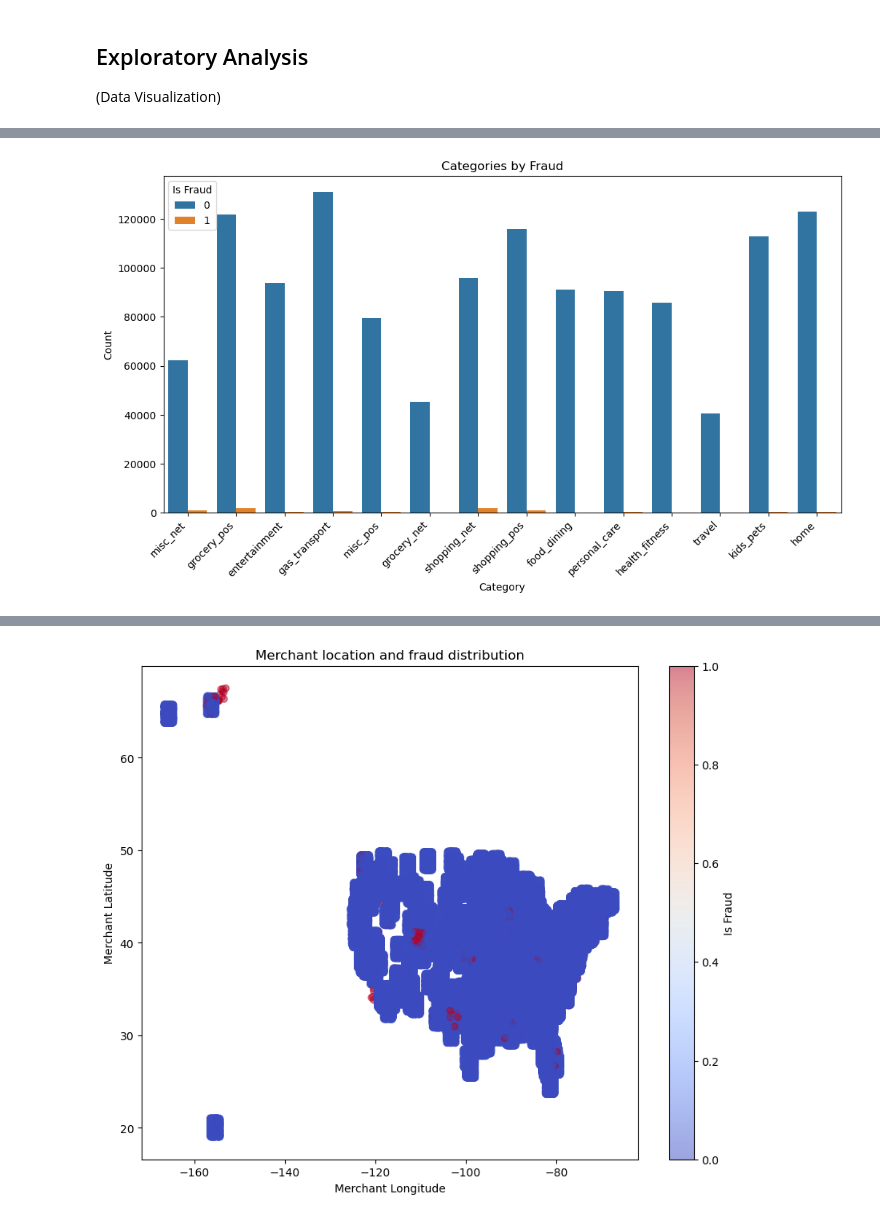
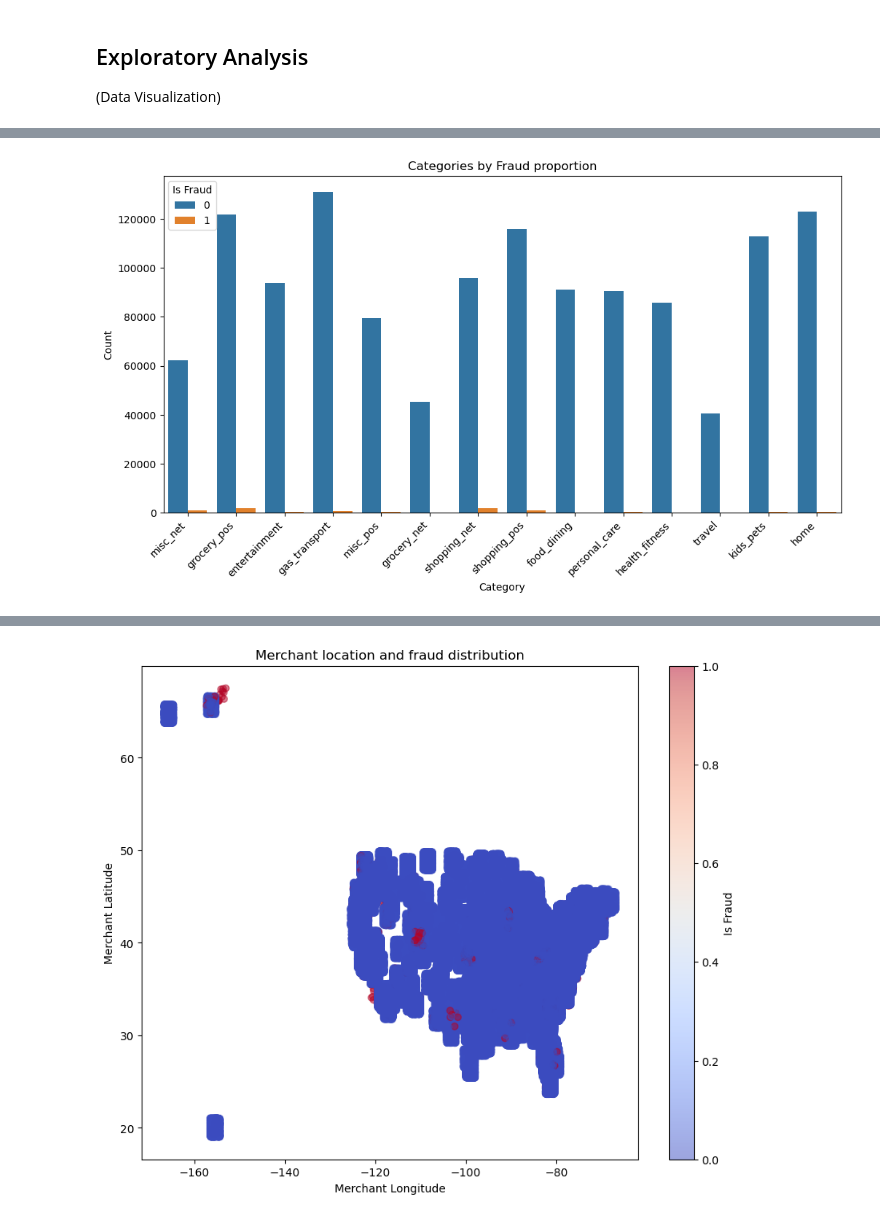
Before and after one commit to seetharamanr86/Fraud-Detection-on-Credit-Card-Transactions, a Jupyter notebook: capstone - credit card fraud analysis.ipynb, the cells around one changed output, grey strips where cells are left out. Saved outputs shown, nothing was run; the diff lists cells and outputs as text; code cells hidden in the pictures.

```diff
--- a/capstone - credit card fraud analysis.ipynb
+++ b/capstone - credit card fraud analysis.ipynb
@@ -207,12 +231,12 @@ plt.show()
 # %%
-# Categories by fraud
+# Categories by fraud proportion
 plt.figure(figsize=(12, 6))
 sns.countplot(x='category', hue='is_fraud', data=data_train)
-plt.title('Categories by Fraud')
+plt.title('Categories by Fraud proportion')
 plt.xlabel('Category')
 plt.ylabel('Count')
 plt.xticks(rotation=45, ha="right")
 plt.legend(title='Is Fraud')
 plt.show()
 # %% [output]
-[figure, old version]
+[figure, new version]
```
Also changed, not shown: parts of 34 cells of this notebook.
